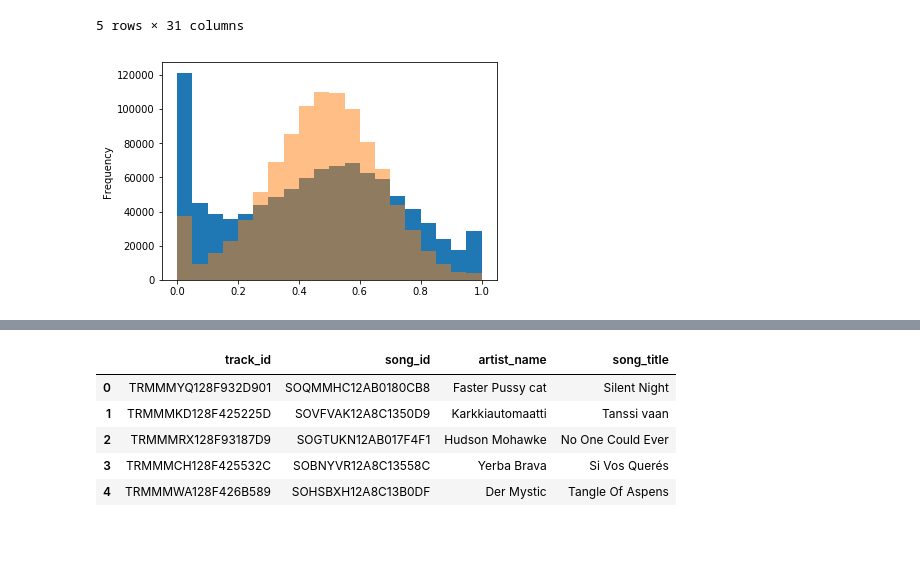
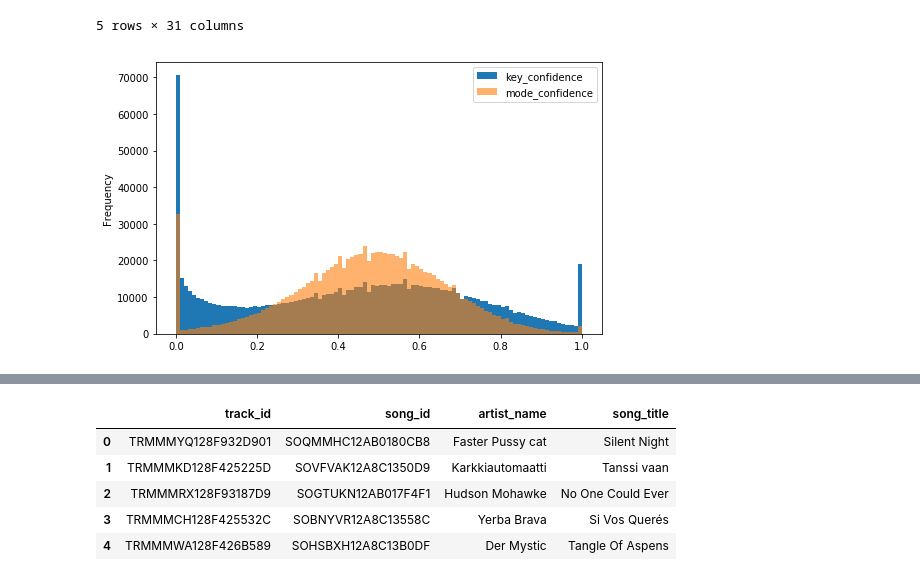
Before and after one commit to damilo/keyestcnn, a Jupyter notebook: 00.hlp/msd/msd.ipynb, the cells around one changed output, grey strips where cells are left out. Drawn from its saved outputs; the diff is of its cells as text; code cells hidden in the pictures; blank space fills up the shorter version.

```diff
--- a/00.hlp/msd/msd.ipynb
+++ b/00.hlp/msd/msd.ipynb
@@ -100,12 +99,17 @@ display (msd_songs_df.head ())
 # %%
 # print histograms of key confidence and mode confidence
 import matplotlib.pyplot as plt
 %matplotlib inline
 
-msd_songs_df['key_confidence'].plot (kind='hist', bins=20)
-msd_songs_df['mode_confidence'].plot (kind='hist', bins=20, alpha=0.5);
+fig = plt.gcf ()
+fig.set_size_inches (8, 5)
+
+msd_songs_df['key_confidence'].plot (kind='hist', bins=100)
+msd_songs_df['mode_confidence'].plot (kind='hist', bins=100, alpha=0.6)
+
+plt.legend ();
 # %% [output]
-[figure, old version]
+[figure, new version]
 # %%
 songs_conf = msd_songs_df.loc[(msd_songs_df['key_confidence']>0.75) & (msd_songs_df['mode_confidence']>0.75)]
 # %%
```
Also changed, not shown: parts of 5 cells of this notebook, 4 other files.
